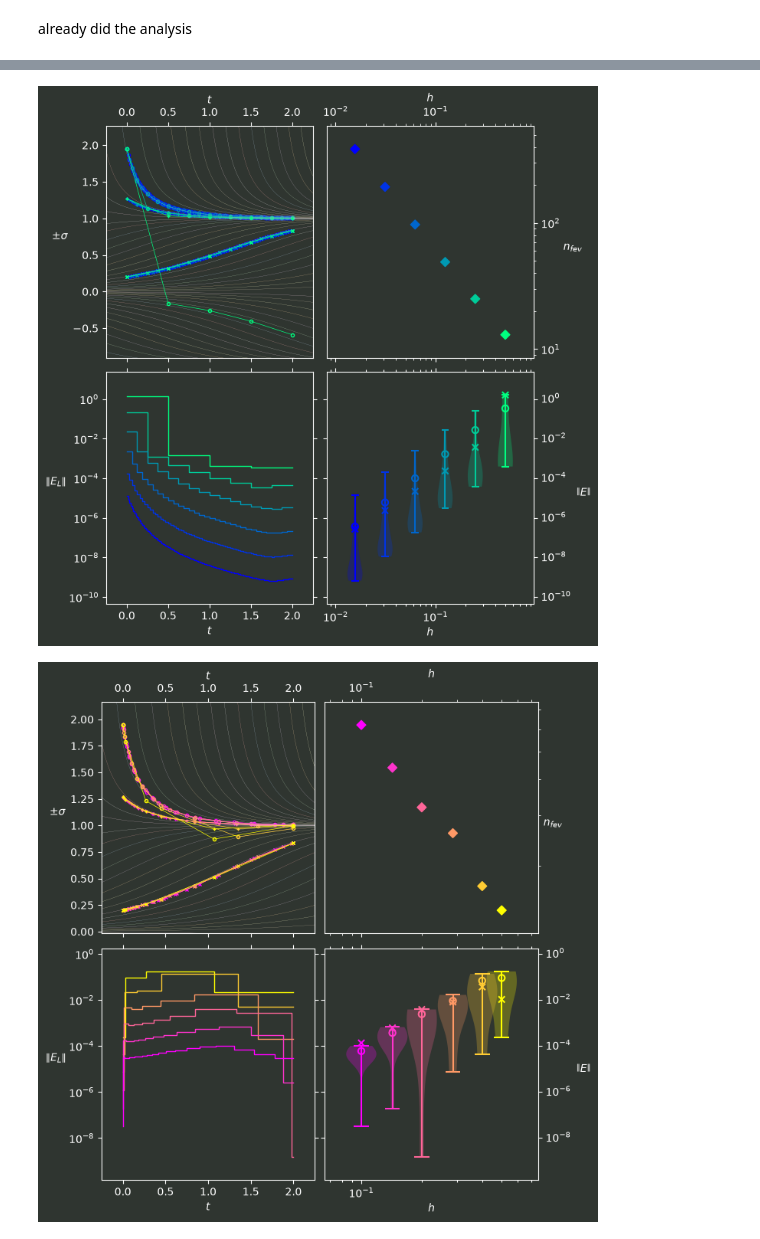
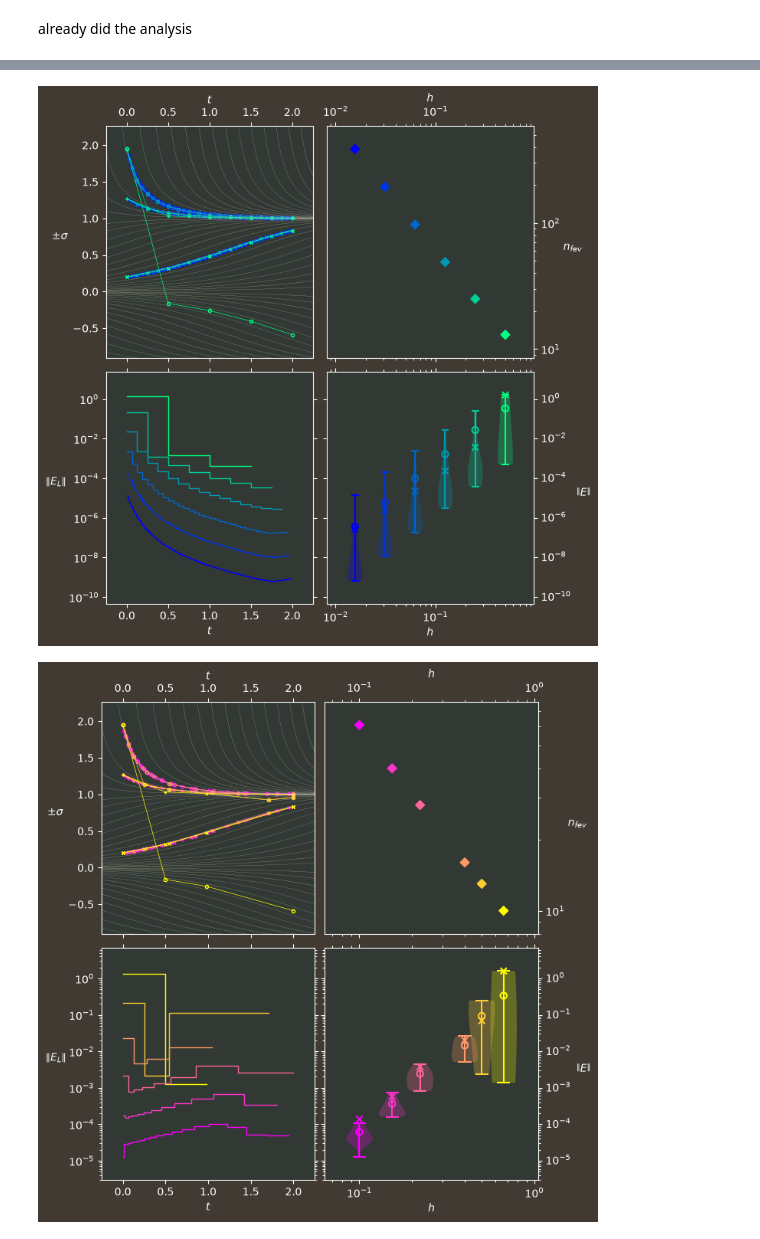
Before and after one commit to 3257077517-collab/Team17, a Jupyter notebook: report/notes.ipynb, the cells around one changed output, grey strips where cells are left out. Drawn from its saved outputs; the diff is of its cells as text; code cells hidden in the pictures.

```diff
--- a/report/notes.ipynb
+++ b/report/notes.ipynb
@@ -601,6 +601,7 @@ adaptive_kwargs_list = [
         y0=np.ravel(X0),
         rtol=0.0,
         atol=np.exp2(-2 * i - 4),
+        first_step=(t_bounds[1] - t_bounds[0]) / ((1 << i) * 4),
     )
     for i in range(6)
 ]
@@ -622,7 +623,10 @@ already did the analysis
 # %%
 from mpl_toolkits.axisartist.parasite_axes import HostAxes
 
-def make_error_analysis_figure(result, cmap, figkwargs=dict(figsize=7.2 * np.array([16.0 / 9.0, 1.0]))):
+
+def make_error_analysis_figure(
+    result, cmap, figkwargs=dict(figsize=7.2 * np.array([16.0 / 9.0, 1.0]))
+):
     fig: plt.Figure = plt.figure(**figkwargs)
     fig.set_constrained_layout(True)
 
@@ -630,7 +634,9 @@ def make_error_analysis_figure(result, cmap, figkwargs=dict(figsize=7.2 * np.arr
     ax_fevals = fig.add_subplot(222)
     ax_lerror = fig.add_subplot(223)
     ax_errsum: HostAxes = fig.add_subplot(224, axes_class=HostAxes)
-    twin_errsum_lin = ax_errsum.get_aux_axes(viewlim_mode=None, axes_class=mpl.axes.Axes)
+    twin_errsum_lin = ax_errsum.get_aux_axes(
+        viewlim_mode=None, axes_class=mpl.axes.Axes
+    )
     ax_eigen.sharex(ax_lerror)
     ax_errsum.sharey(ax_lerror)
     ax_errsum.sharex(ax_fevals)
@@ -662,13 +668,20 @@ def make_error_analysis_figure(result, cmap, figkwargs=dict(figsize=7.2 * np.arr
     ax_fevals.yaxis.set_label_position("right")
     ax_fevals.tick_params(labeltop=True, labelright=True)
     ax_fevals.tick_params(
-        top=True, labelbottom=False, left=False, right=True, which="both", labelleft=False
+        top=True,
+        labelbottom=False,
+        left=False,
+        right=True,
+        which="both",
+        labelleft=False,
     )
 
     ts = np.linspace(*t_bounds, 129)
 
     num_solns = len(result.solns)
-    colors = np.array([cmap(1.0 - i / ((num_solns - 1) or 1)) for i in range(num_solns)])
+    colors = np.array(
+        [cmap(1.0 - i / ((num_solns - 1) or 1)) for i in range(num_solns)]
+    )
     for i in range(num_solns):
         soln = result.solns[i]
         color = colors[i]
@@ -692,8 +705,8 @@ def make_error_analysis_figure(result, cmap, figkwargs=dict(figsize=7.2 * np.arr
         )
 
         ax_lerror.step(
-            soln.t,
-            np.concat((local_error_curve[:1], local_error_curve)),
+            soln.t[:-1],
+            np.concat((local_error_curve[:1], local_error_curve[:-1])),
             linewidth=1.0,
             color=color,
             label="$\\left\\Vert E_L \\right\\Vert$" if i == 0 else None,
@@ -705,7 +718,7 @@ def make_error_analysis_figure(result, cmap, figkwargs=dict(figsize=7.2 * np.arr
     plot_flow_lines(ax_eigen, 17)
 
     twin_errsum_lin.violinplot(
-        list(map(np.log2, result.local_error_curves)),
+        [np.log2(curve[:-1]) for curve in result.local_error_curves],
         np.log2(result.avg_step_sizes),
         linecolor=colors,
         facecolor=colors * np.array([1.0, 1.0, 1.0, 0.25]),
@@ -728,7 +741,10 @@ def make_error_analysis_figure(result, cmap, figkwargs=dict(figsize=7.2 * np.arr
     )
 
     ax_fevals.scatter(
-        result.avg_step_sizes, [soln.nfev for soln in result.solns], marker="D", c=colors
+        result.avg_step_sizes,
+        [soln.nfev for soln in result.solns],
+        marker="D",
+        c=colors,
     )
 # %%
 make_error_analysis_figure(naive_rk11_error_analysis_result, mpl.colormaps["summer"])
@@ -741,29 +757,38 @@ make_error_analysis_figure(rk11_error_analysis_result, mpl.colormaps["autumn"])
 # %%
 naive_rk23_error_analysis_result = do_error_analysis(
     [
         dict(
             **kwargs,
             method=NaiveRK23,
         )
         for kwargs in fixed_step_kwargs_list
     ],
     pff_exact_sol_fn,
     pff_norm_fn,
 )
 rk23_error_analysis_result = do_error_analysis(
     [
         dict(
             **kwargs,
             method=itg.RK23,
         )
         for kwargs in adaptive_kwargs_list
     ],
     pff_exact_sol_fn,
     pff_norm_fn,
 )
 
-make_error_analysis_figure(naive_rk23_error_analysis_result, mpl.colormaps["winter"], figkwargs=dict(figsize=7.2 * np.array([1.0, 1.0])))
-make_error_analysis_figure(rk23_error_analysis_result, mpl.colormaps["spring"], figkwargs=dict(figsize=7.2 * np.array([1.0, 1.0])))
+rk23_facecolor = colorsys.hsv_to_rgb(34.6 / 360, 0.302 * 0.75, 0.337 * 0.75)
+make_error_analysis_figure(
+    naive_rk23_error_analysis_result,
+    mpl.colormaps["winter"],
+    figkwargs=dict(figsize=7.2 * np.array([1.0, 1.0]), facecolor=rk23_facecolor),
+)
+make_error_analysis_figure(
+    rk23_error_analysis_result,
+    mpl.colormaps["spring"],
+    figkwargs=dict(figsize=7.2 * np.array([1.0, 1.0]), facecolor=rk23_facecolor),
+)
 # %% [output]
-[figure, old version]
+[figure, new version]
-[figure, old version]
+[figure, new version]
```
Also changed, not shown: parts of 8 cells of this notebook.
